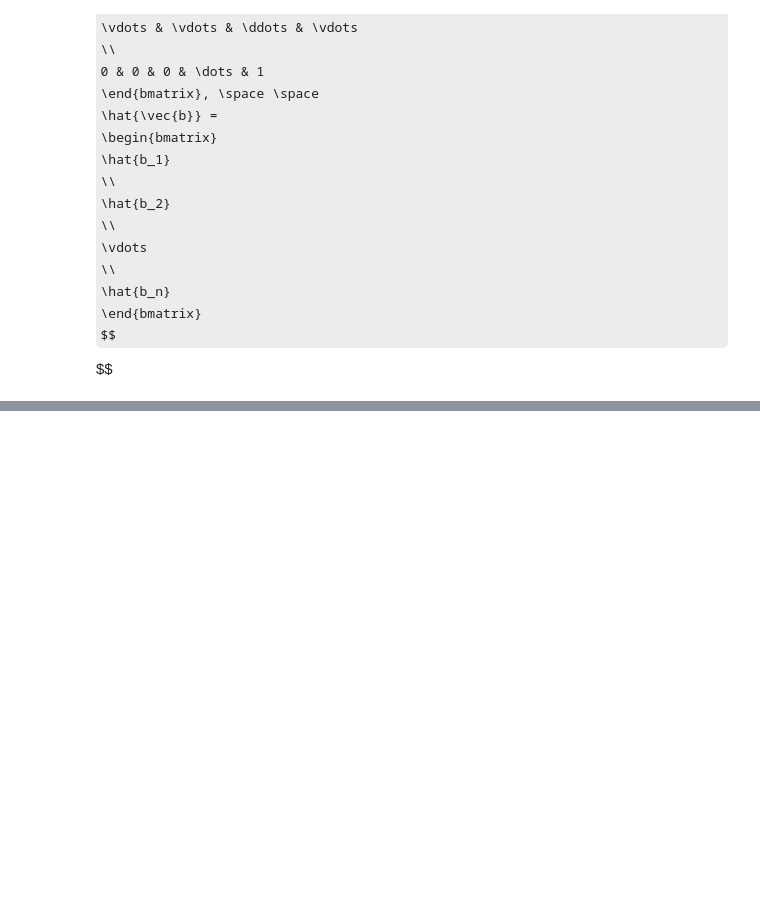
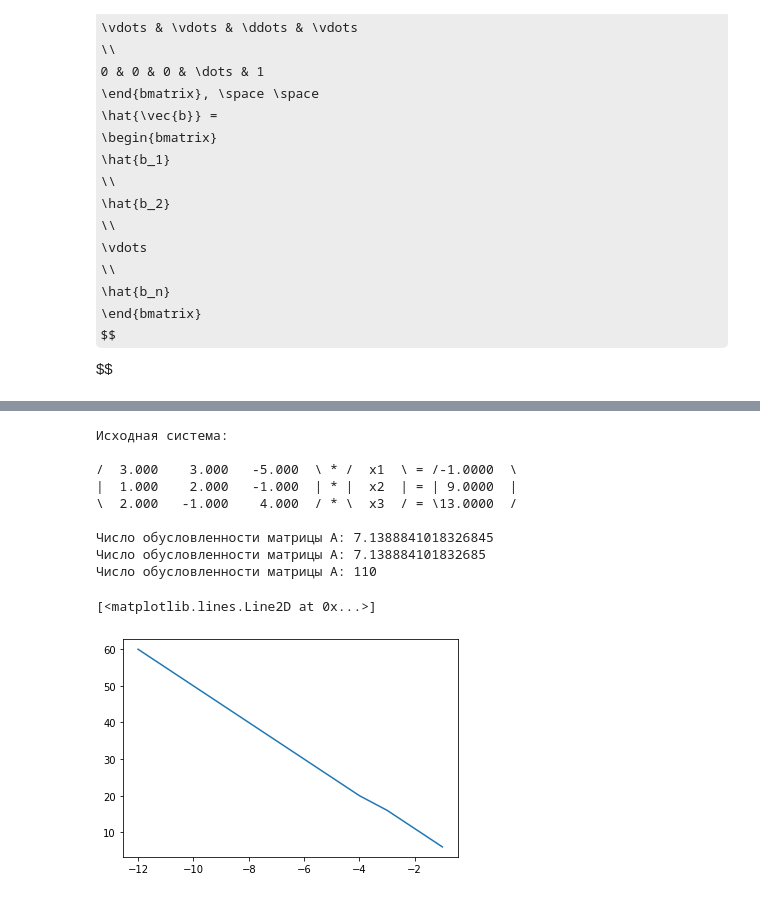
Before and after one commit to maxven23/Numerical-methods, a Jupyter notebook: Semester7/LaboratoryWork2/Lab2.ipynb, the cells around one changed output, grey strips where cells are left out. Cells and saved outputs as stored; diff of their text form; code cells hidden in the pictures; some formulas as TeX source; blank space fills up the shorter version.

```diff
--- a/Semester7/LaboratoryWork2/Lab2.ipynb
+++ b/Semester7/LaboratoryWork2/Lab2.ipynb
@@ -112,7 +97,7 @@ def print_system(A, B, selected):
         result_string += start
         for col in range(len(A[row])):
             result_string += "{1:7.3f}{0} ".format(" " if (selected is None or selected != (row, col)) else "*", A[row][col])
-        result_string += end + f" * {start}  x{row+1}  {end} = {start}{B[row]:7.3f}  {end}" + '\n'
+        result_string += end + f" * {start}  x{row+1}  {end} = {start}{B[row]:7.4f}  {end}" + '\n'
     return result_string
 
 
@@ -129,6 +114,7 @@ class LinearSolver:
     def random_fill(self, n):
         self.A = np.random.random((n, n))
         self.B = np.random.random((n))
+        # print(self.A.shape, self.B.shape)
 
     # Рандомное задание матрицы (с 0 на главной диагонали)
     def random_fill_with_zeros(self, n):
@@ -170,6 +156,10 @@ class LinearSolver:
     # Получение корней
     def get_roots(self):
         return self.roots
+
+    # Число обусловленности системы
+    def get_condence_number(self):
+        return np.linalg.cond(self.A)
 # %%
 class Gauss(LinearSolver):
     def __init__(self, A=None, B=None):
@@ -467,0 +535,65 @@ Delta:  5.551115123125783e-16
+# %%
+print("Исходная система:")
+print(print_system(A.copy(), B.copy(), None))
+print(f"Число обусловленности матрицы A: {np.linalg.cond(A.copy())}")
+print(f"Число обусловленности матрицы A: {abc(A.copy())}")
+print(f"Число обусловленности матрицы A: {get_condence_number(A.copy())}")
+SolverSeidel = Seidel(eps=1e-3)
+SolverSeidel.random_fill(5)
+A1 = SolverSeidel.get_matrix_A()
+B1 = SolverSeidel.get_matrix_B()
+# SolverSeidel.fill(A, B)
+# SolverSeidel1 = Seidel(eps=1e-6)
+# SolverSeidel1.fill(A1.copy(), B1.copy())
+# SolverSeidel2 = Seidel(eps=1e-9)
+# SolverSeidel2.fill(A1.copy(), B1.copy())
+# SolverSeidel3 = Seidel(eps=1e-12)
+# SolverSeidel3.fill(A1.copy(), B1.copy())
+# SolverSeidel.random_fill(5)
+# A1 = SolverSeidel.get_matrix_A()
+# B1 = SolverSeidel.get_matrix_B()
+# print(f"Число обусловленности матрицы A: {np.linalg.cond(A1.copy())}")
+# print(print_system(A1.copy(), B1.copy(), None))
+# SolverSeidel.solve_without_matrix_ops()
+# print(SolverSeidel.get_iterations())
+
+# SolverSeidel1.solve_without_matrix_ops()
+# print(SolverSeidel1.get_iterations())
+
+# SolverSeidel2.solve_without_matrix_ops()
+# print(SolverSeidel2.get_iterations())
+
+# SolverSeidel3.solve_without_matrix_ops()
+# print(SolverSeidel3.get_iterations())
+
+iters = []
+epsilons = [10**(-i) for i in range(1, 13)]
+
+for i in range(len(epsilons)):
+
+    SolverSeidel_i = Seidel(eps=epsilons[i])
+    SolverSeidel_i.fill(A1.copy(), B1.copy())
+    SolverSeidel_i.solve_without_matrix_ops()
+    iters.append(SolverSeidel_i.get_iterations())
+
+plt.plot(np.log10(epsilons), iters)
+
+# X = SolverSeidel.get_roots()
+# if X is None:
+#     print('Решений нет. :(')
+# else:
+#     print(f'Roots: \t{X}')
+#     print(f'Error: \t{SolverSeidel.epsilon()}')
+#     print(f'Delta: \t{SolverSeidel.delta()}')
+# %% [output]
+Исходная система:
+
+/  3.000    3.000   -5.000  \ * /  x1  \ = /-1.0000  \
+|  1.000    2.000   -1.000  | * |  x2  | = | 9.0000  |
+\  2.000   -1.000    4.000  / * \  x3  / = \13.0000  /
+
+Число обусловленности матрицы A: 7.1388841018326845
+Число обусловленности матрицы A: 7.138884101832685
+Число обусловленности матрицы A: 110
+[<matplotlib.lines.Line2D at 0x...>]
+[figure, added]
```
Also changed, not shown: parts of 12 cells of this notebook.
